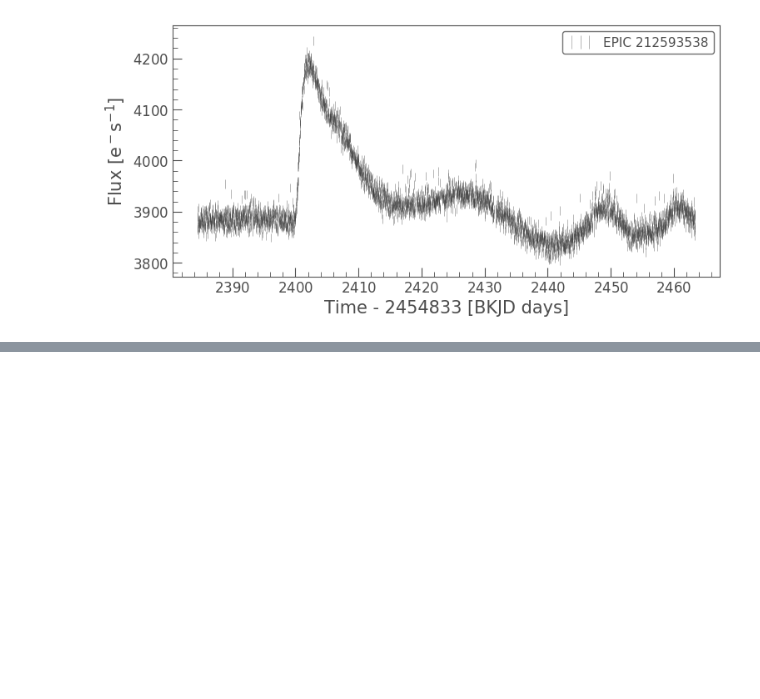
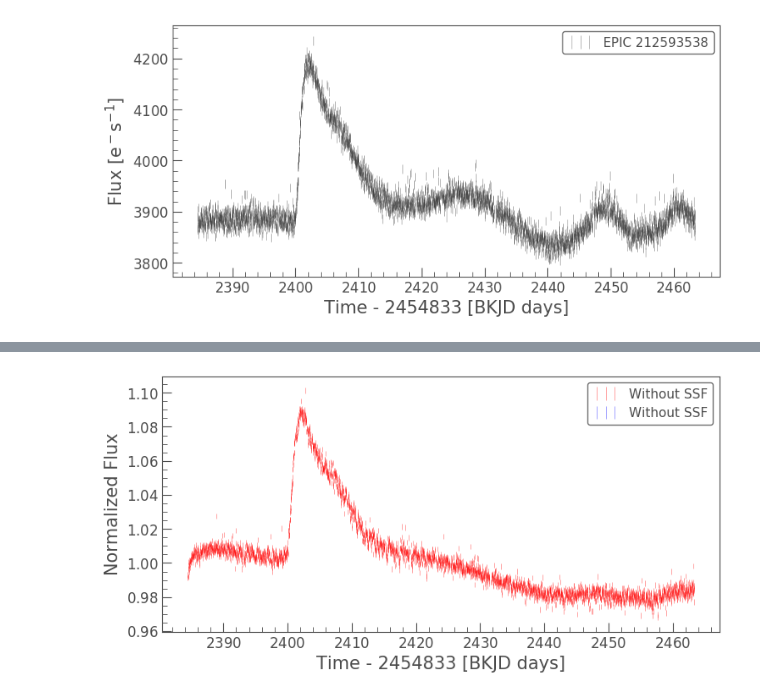
Before and after one commit to PierricJoulot/Astronomy, a Jupyter notebook: Tutorials/Science exemples.ipynb, the cells around one changed output, grey strips where cells are left out. Cells and saved outputs as stored; diff of their text form; code cells hidden in the pictures; blank space fills up the shorter version.

```diff
--- a/Tutorials/Science exemples.ipynb
+++ b/Tutorials/Science exemples.ipynb
@@ -491,0 +551,7 @@ lc_clean.errorbar(alpha=0.5, normalize=False)
+# %%
+lc_correct = lc_net.correct(restore_trend=True)
+# %%
+ax = lc_net.errorbar(color='red', alpha=0.5, label='Without SSF')
+ax = lc_correct.errorbar(ax=ax, color='blue', alpha=0.5, label='Without SSF')
+# %% [output]
+[figure, added]
```
Also changed, not shown: parts of 25 cells of this notebook, 1 other file.
